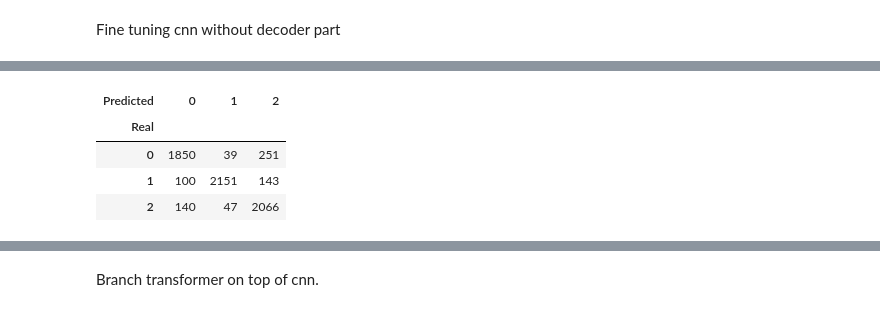
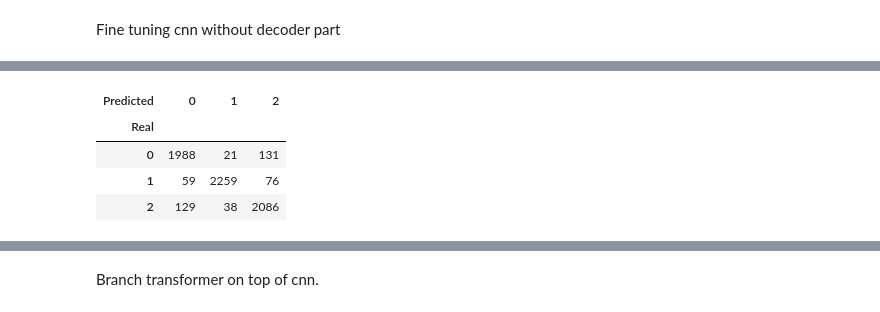
Before and after one commit to luc-perso/covid-19-xRay, a Jupyter notebook: jupyter/cnn.ipynb, the cells around one changed output, grey strips where cells are left out. Cells and saved outputs as stored; diff of their text form; code cells hidden in the pictures.

```diff
--- a/jupyter/cnn.ipynb
+++ b/jupyter/cnn.ipynb
@@ -138,12 +141,11 @@ Found 1802 files belonging to 1 classes.
 # %% [markdown]
 Model parameters
 # %%
-batch_size_cnn = 64
+batch_size_cnn = 32
 batch_size_transformer = 32
 
 image_size = 256
 input_shape = (image_size, image_size, 1)
-inputs = layers.Input(shape=input_shape)
 
 learning_rate = 0.001
 weight_decay = 0.0001
@@ -151,6 +153,9 @@ num_epochs = 100
 
 label_smoothing = 0.1
 lam_recon = 10.
+patience = 5
+min_delta = 0.005
+min_delta_fine_tuning = 0.0005
 
 # data augmentation
 scale = 1. / 255.
@@ -160,17 +165,12 @@ zoom_height_factor = 0.2
 zoom_width_factor = 0.2
 
 # vit
-# patch_size = 8
 patch_size = 1
-
 transformer_layers = 4
 num_heads = 8
 projection_dim = 64
 transformer_units_rate = [2, 1]
 mlp_head_units = [1024, 256]  # Size of the dense layers of the final classifier
-
-# output
-ckpt_path = os.path.join(output_path, 'ckpt')
 # %% [markdown]
 Data augmentation
 # %%
@@ -202,9 +202,9 @@ encoder = keras.Sequential(
       layers.MaxPooling2D(pool_size = (2, 2)),
       layers.Conv2D(64, (3, 3), activation = 'relu', padding='same', kernel_initializer='random_normal'),
       layers.MaxPooling2D(pool_size = (2, 2)),
-      layers.Conv2D(64, (3, 3), activation = 'relu', padding='same', kernel_initializer='random_normal'),
-      layers.MaxPooling2D(pool_size = (2, 2)),
-      layers.Conv2D(32, (3, 3), activation = 'relu', padding='same', kernel_initializer='random_normal'),
+      # layers.Conv2D(64, (3, 3), activation = 'relu', padding='same', kernel_initializer='random_normal'),
+      # layers.MaxPooling2D(pool_size = (2, 2)),
+      # layers.Conv2D(32, (3, 3), activation = 'relu', padding='same', kernel_initializer='random_normal'),
       layers.Flatten(),
     ],
     name='encoder'
@@ -224,7 +224,7 @@ decoder = keras.Sequential(
 # %%
 classifier = keras.Sequential(
     [
-      layers.Dense(256, activation='relu'),
+      layers.Dense(1024, activation='relu'),
       layers.Dense(256, activation='relu'),
       layers.Dense(3, activation='softmax'),
     ],
@@ -375,11 +388,13 @@ _________________________________________________________________
 # %%
 pure_cnn_history, pure_cnn_conf_mat = run_experiment_pure_cnn(
     model_pure_cnn,
-    ds_train, ds_test, ds_valid,
+    ds_train, ds_valid, ds_test,
     batch_size=batch_size_cnn, num_epochs=num_epochs,
-    learning_rate=learning_rate / 10., weight_decay=weight_decay / 10.,
-    output_path=output_path, prefix='pure_cnn',
-    from_logits=False, label_smoothing=label_smoothing)
+    learning_rate=learning_rate / 1000., weight_decay=weight_decay,
+    from_logits=False, label_smoothing=label_smoothing,
+    patience=patience, min_delta=min_delta_fine_tuning,
+    output_path=output_path, prefix='pure_cnn_lr0.001'
+)
 # %% [output]
 Epoch 1/100
 WARNING:tensorflow:Using a while_loop for converting RngReadAndSkip cause there is no registered converter for this op.
@@ -416,14 +440,14 @@ Test accuracy: 89.39%
 # %%
 import joblib
 
-file_name = os.path.join(output_path, 'pure_cnn_conf_mat.joblib')
+file_name = os.path.join(output_path, 'pure_cnn_lr0.001_conf_mat.joblib')
 joblib.dump(pure_cnn_conf_mat, file_name)
 
 pure_cnn_conf_mat
 # %% [output]
 | Predicted | 0 | 1 | 2 |
 | Real |  |  |  |
-| 0 | 1850 | 39 | 251 |
-| 1 | 100 | 2151 | 143 |
-| 2 | 140 | 47 | 2066 |
+| 0 | 1988 | 21 | 131 |
+| 1 | 59 | 2259 | 76 |
+| 2 | 129 | 38 | 2086 |
 # %%
```
Also changed, not shown: parts of 46 cells of this notebook.
